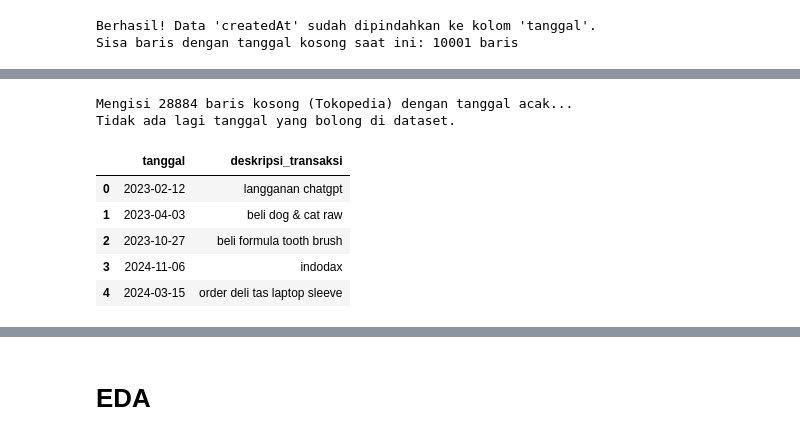
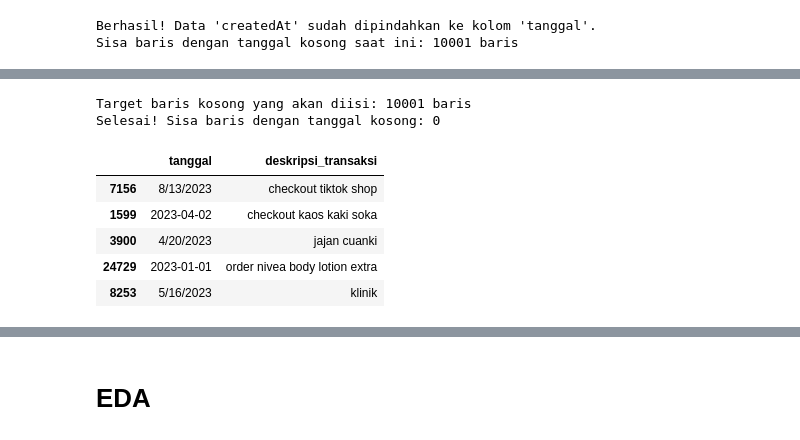
Before and after one commit to Capstone-Catatanku/Data-Science, a Jupyter notebook: Progress1.ipynb, the cells around one changed output, grey strips where cells are left out. Saved outputs shown, nothing was run; the diff lists cells and outputs as text; code cells hidden in the pictures.

```diff
--- a/Progress1.ipynb
+++ b/Progress1.ipynb
@@ -358,28 +347,30 @@ max    9.026000e+09
 # %%
 # Random Imputation untuk sisa tanggal kosong
 
-df_selected['tanggal'] = pd.to_datetime(df_selected['tanggal'], errors='coerce')
-# Bikin rentang waktu 2023-2024
-date_pool = pd.date_range(start="2023-01-01", end="2024-12-31")
+jumlah_kosong = df_selected['tanggal'].isnull().sum()
+print(f"Target baris kosong yang akan diisi: {jumlah_kosong} baris")
 
-jumlah_kosong = df_selected['tanggal'].isnull().sum()
-print(f"Mengisi {jumlah_kosong} baris kosong (Tokopedia) dengan tanggal acak...")
+# 2. Bikin rentang waktu buat tanggal sintetis (format langsung string)
+date_pool = pd.date_range(start="2023-01-01", end="2024-12-31").strftime('%Y-%m-%d')
 
+# 3. Eksekusi pengisian acak KHUSUS di baris yang kosong (NaN)
 if jumlah_kosong > 0:
     random_dates = np.random.choice(date_pool, size=jumlah_kosong, replace=True)
+    # df.loc akan nyari baris yang kolom tanggalnya kosong, lalu ditimpa array random_dates
     df_selected.loc[df_selected['tanggal'].isnull(), 'tanggal'] = random_dates
 
-# Pastikan format akhir semuanya YYYY-MM-DD
-df_selected['tanggal'] = pd.to_datetime(df_selected['tanggal'], errors='coerce').dt.strftime('%Y-%m-%d')
+# 4. Verifikasi Hasil
+sisa_kosong = df_selected['tanggal'].isnull().sum()
+print(f"Selesai! Sisa baris dengan tanggal kosong: {sisa_kosong}")
 
-print("Tidak ada lagi tanggal yang bolong di dataset.")
-display(df_selected[['tanggal', 'deskripsi_transaksi']].head())
+# Tampilin data acak buat mastiin
+display(df_selected[['tanggal', 'deskripsi_transaksi']].sample(5))
 # %% [output]
-Mengisi 28884 baris kosong (Tokopedia) dengan tanggal acak...
-Tidak ada lagi tanggal yang bolong di dataset.
+Target baris kosong yang akan diisi: 10001 baris
+Selesai! Sisa baris dengan tanggal kosong: 0
 |  | tanggal | deskripsi_transaksi |
-| 0 | 2023-02-12 | langganan chatgpt |
-| 1 | 2023-04-03 | beli dog & cat raw |
-| 2 | 2023-10-27 | beli formula tooth brush |
-| 3 | 2024-11-06 | indodax |
-| 4 | 2024-03-15 | order deli tas laptop sleeve |
+| 7156 | 8/13/2023 | checkout tiktok shop |
+| 1599 | 2023-04-02 | checkout kaos kaki soka |
+| 3900 | 4/20/2023 | jajan cuanki |
+| 24729 | 2023-01-01 | order nivea body lotion extra |
+| 8253 | 5/16/2023 | klinik |
```
Also changed, not shown: parts of 28 cells of this notebook, 4 other files.
